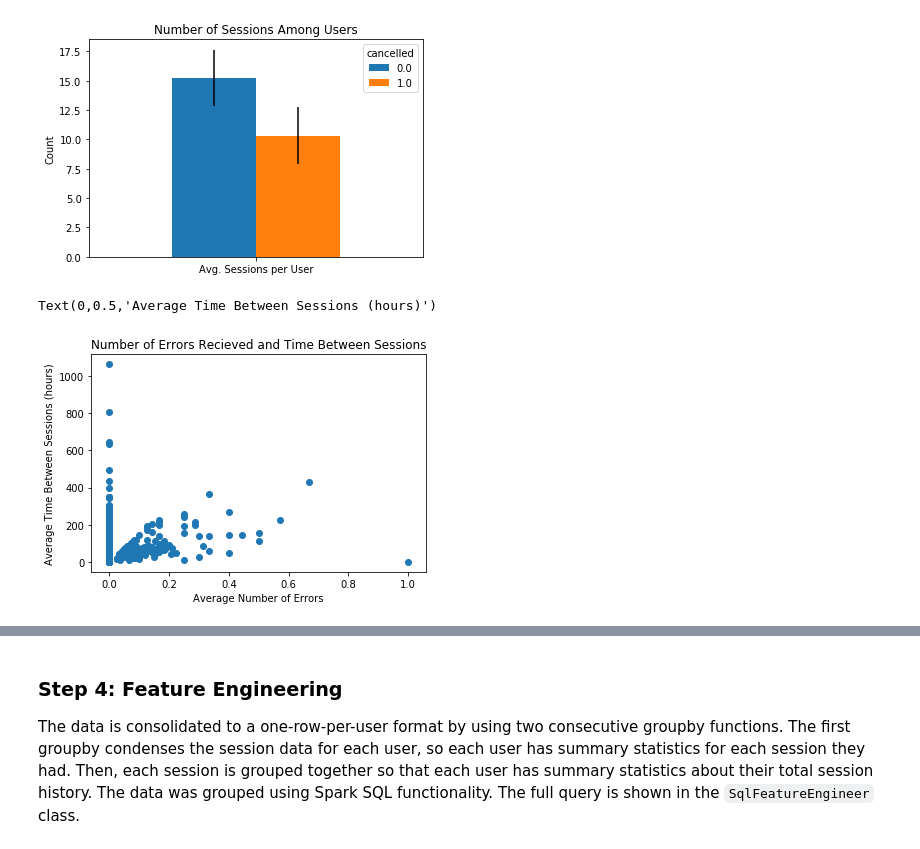
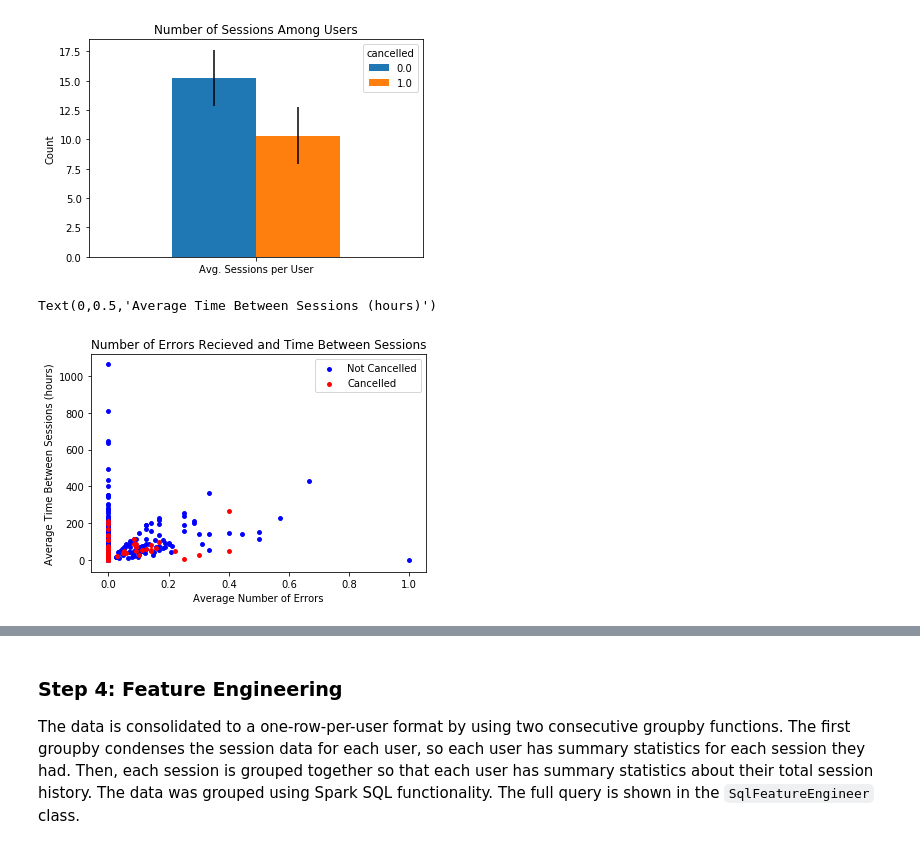
Before and after one commit to tomwerner5/sparkify, a Jupyter notebook: Sparkify.ipynb, the cells around one changed output, grey strips where cells are left out. Saved outputs shown, nothing was run; the diff lists cells and outputs as text; code cells hidden in the pictures.

Commit message:
Updated notebook with more plots

```diff
--- a/Sparkify.ipynb
+++ b/Sparkify.ipynb
@@ -221,6 +222,7 @@ id_group = user_log.groupBy(["userId", "sessionId"]) \
                         (Fmax('ts')-Fmin('ts')).alias('session_length'),
                         Fmax('gender_F').alias('gender_F'),
                         Fsum('page_Error').alias('num_errors'),
+                        Fsum('level_paid').alias('num_paid_interactions'),
                         Fmax('cancelled').alias('cancelled')
                     ) \
                     .groupBy('userId') \
@@ -234,6 +236,7 @@ id_group = user_log.groupBy(["userId", "sessionId"]) \
                         (Fsum('session_listening_time')/count('sessionId')).alias('listening_time_per_session'),
                         count('sessionId').alias('total_number_of_sessions'),
                         avg('num_errors').alias('avg_num_errors'),
+                        avg('num_paid_interactions').alias('avg_num_paid_interactions'),
                         Fmax('cancelled').alias('cancelled')
                     ).toPandas()
 # %%
@@ -347,13 +363,22 @@ plt.xticks([0], ['Avg. Sessions per User'], rotation=0,
  <a list of 1 Text xticklabel objects>)
 [figure]
 # %%
-X = id_group['avg_num_errors']
-Y = id_group['avg_time_between_sessions']/3600
+fig, ax = plt.subplots()
+for color in ['blue', 'red']:
+    if color == 'red':
+        X = id_group[id_group['cancelled'] == 1]['avg_num_errors'].values
+        Y = id_group[id_group['cancelled'] == 1]['avg_time_between_sessions'].values/3600
+    else:
+        X = id_group[id_group['cancelled'] == 0]['avg_num_errors'].values
+        Y = id_group[id_group['cancelled'] == 0]['avg_time_between_sessions'].values/3600
 
-plt.scatter(X, Y)
+    ax.scatter(X, Y, c=color, label=color,
+               s=15)
+
+ax.legend(labels=['Not Cancelled', 'Cancelled'])
 plt.title('Number of Errors Recieved and Time Between Sessions')
 plt.xlabel('Average Number of Errors')
 plt.ylabel('Average Time Between Sessions (hours)')
 # %% [output]
 Text(0,0.5,'Average Time Between Sessions (hours)')
-[figure, old version]
+[figure, new version]
```
Also changed, not shown: parts of 19 cells of this notebook.
